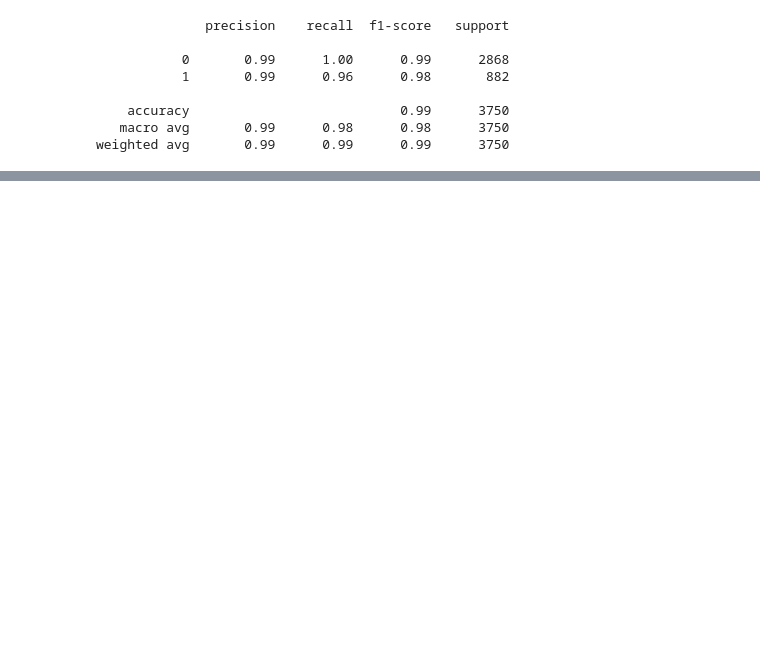
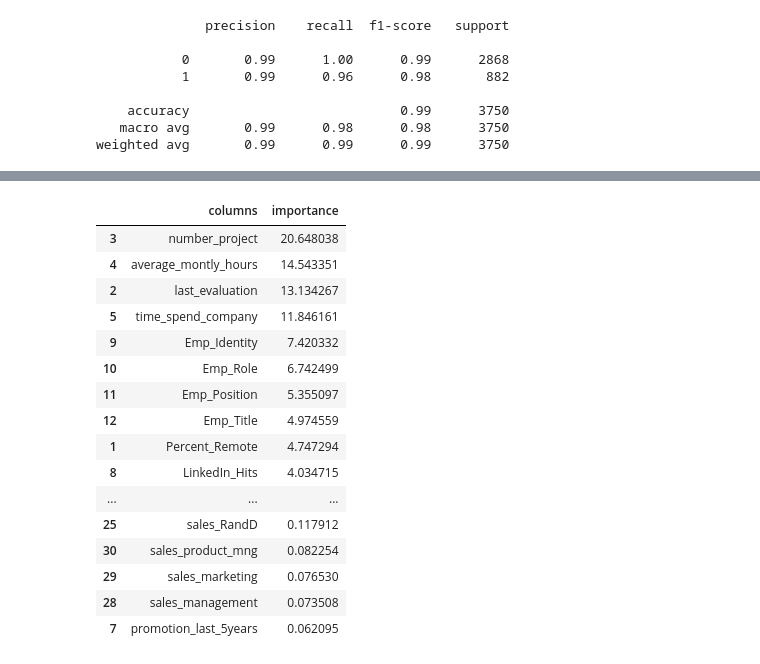
Before and after one commit to cmswart/group1-project4, a Jupyter notebook: exploration.ipynb, the cells around one changed output, grey strips where cells are left out. Cells and saved outputs as stored; diff of their text form; code cells hidden in the pictures; blank space fills up the shorter version.

```diff
--- a/exploration.ipynb
+++ b/exploration.ipynb
@@ -159,0 +187,20 @@ weighted avg       0.99      0.99      0.99      3750
+# %%
+pd.DataFrame({"columns": X_train.columns, "importance": rf.feature_importances_*100}).sort_values(by="importance", ascending=False)
+# %% [output]
+|  | columns | importance |
+| 3 | number_project | 20.648038 |
+| 4 | average_montly_hours | 14.543351 |
+| 2 | last_evaluation | 13.134267 |
+| 5 | time_spend_company | 11.846161 |
+| 9 | Emp_Identity | 7.420332 |
+| 10 | Emp_Role | 6.742499 |
+| 11 | Emp_Position | 5.355097 |
+| 12 | Emp_Title | 4.974559 |
+| 1 | Percent_Remote | 4.747294 |
+| 8 | LinkedIn_Hits | 4.034715 |
+| ... | ... | ... |
+| 25 | sales_RandD | 0.117912 |
+| 30 | sales_product_mng | 0.082254 |
+| 29 | sales_marketing | 0.076530 |
+| 28 | sales_management | 0.073508 |
+| 7 | promotion_last_5years | 0.062095 |
```
Also changed, not shown: parts of 15 cells of this notebook.
